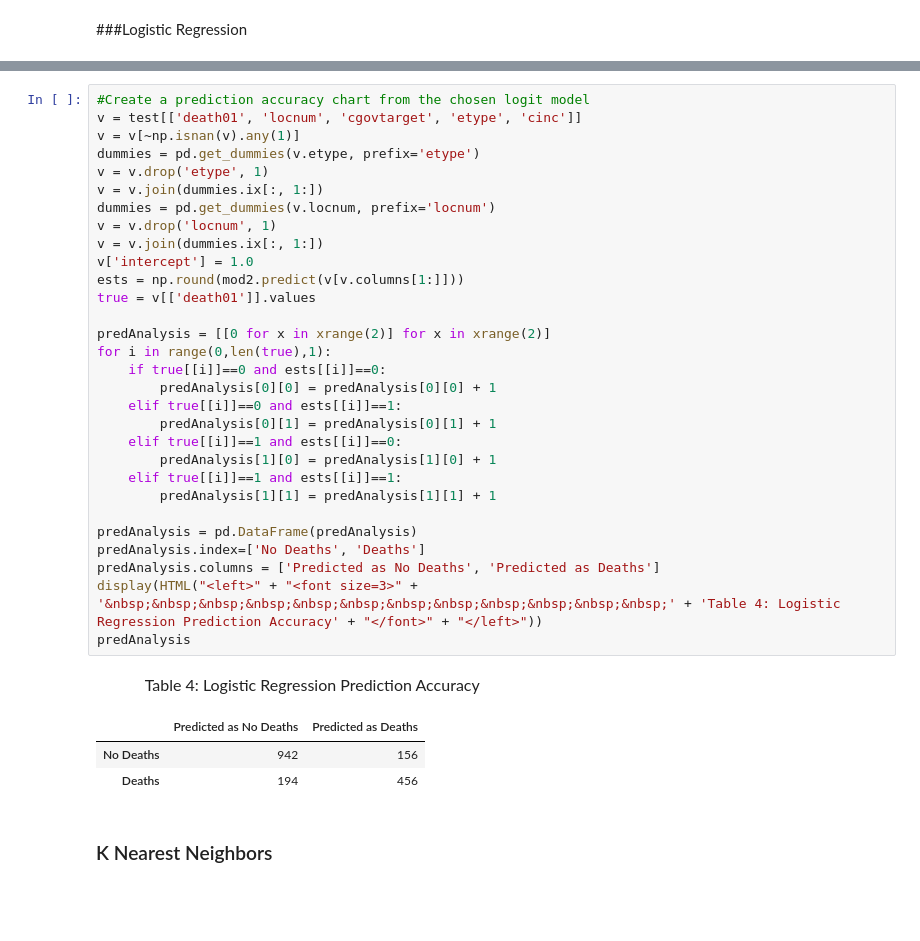
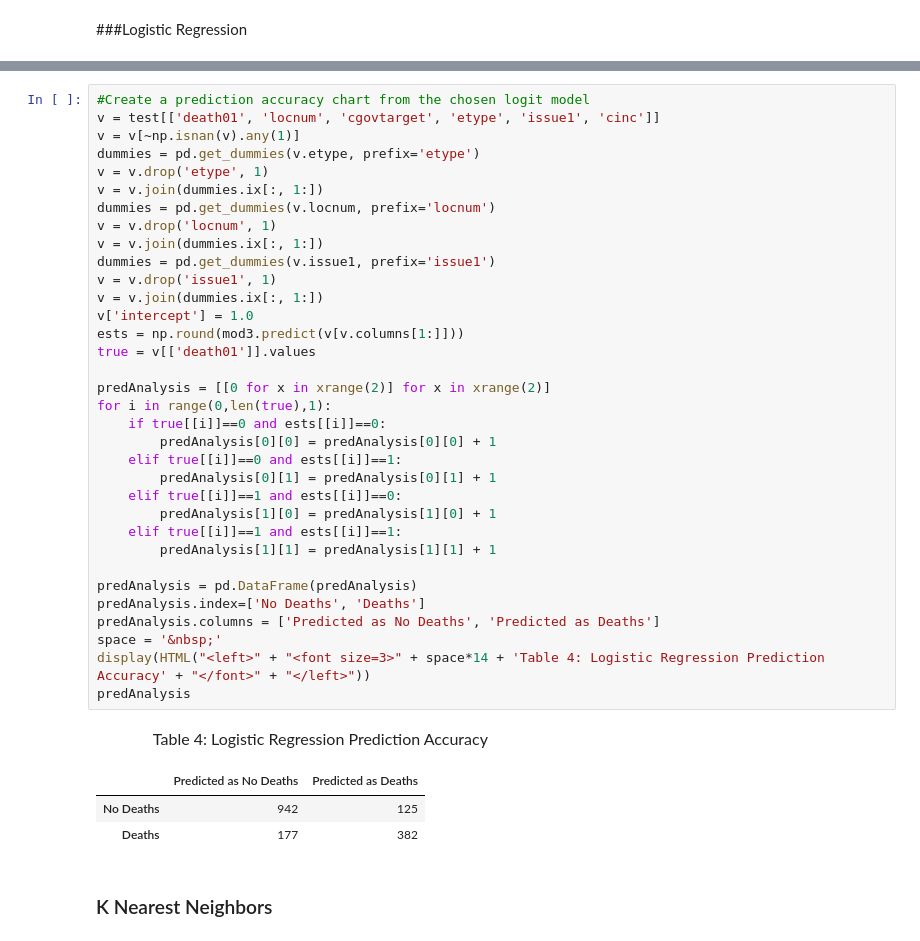
Before and after one commit to boyasm/STAT-222, a Jupyter notebook: Boyas 222 Project.ipynb, the cells around one changed output, grey strips where cells are left out. Cells and saved outputs as stored; diff of their text form; blank space fills up the shorter version.

Commit message:
number of deaths modeling, captions

```diff
--- a/Boyas 222 Project.ipynb
+++ b/Boyas 222 Project.ipynb
@@ -823,39 +825,43 @@ np.argmin([mspe1, mspe2, mspe3, mspe4, mspe5, mspe6])
 2
 # %%
 #Create a prediction accuracy chart from the chosen logit model
-v = test[['death01', 'locnum', 'cgovtarget', 'etype', 'cinc']]
+v = test[['death01', 'locnum', 'cgovtarget', 'etype', 'issue1', 'cinc']]
 v = v[~np.isnan(v).any(1)]
 dummies = pd.get_dummies(v.etype, prefix='etype')
 v = v.drop('etype', 1)
 v = v.join(dummies.ix[:, 1:])
 dummies = pd.get_dummies(v.locnum, prefix='locnum')
 v = v.drop('locnum', 1)
 v = v.join(dummies.ix[:, 1:])
+dummies = pd.get_dummies(v.issue1, prefix='issue1')
+v = v.drop('issue1', 1)
+v = v.join(dummies.ix[:, 1:])
 v['intercept'] = 1.0
-ests = np.round(mod2.predict(v[v.columns[1:]]))
+ests = np.round(mod3.predict(v[v.columns[1:]]))
 true = v[['death01']].values
 
 predAnalysis = [[0 for x in xrange(2)] for x in xrange(2)]
 for i in range(0,len(true),1):
     if true[[i]]==0 and ests[[i]]==0:
         predAnalysis[0][0] = predAnalysis[0][0] + 1
     elif true[[i]]==0 and ests[[i]]==1:
         predAnalysis[0][1] = predAnalysis[0][1] + 1
     elif true[[i]]==1 and ests[[i]]==0:
         predAnalysis[1][0] = predAnalysis[1][0] + 1
     elif true[[i]]==1 and ests[[i]]==1:
         predAnalysis[1][1] = predAnalysis[1][1] + 1
 
 predAnalysis = pd.DataFrame(predAnalysis)
 predAnalysis.index=['No Deaths', 'Deaths']
 predAnalysis.columns = ['Predicted as No Deaths', 'Predicted as Deaths']
-display(HTML("<left>" + "<font size=3>" + '&nbsp;&nbsp;&nbsp;&nbsp;&nbsp;&nbsp;&nbsp;&nbsp;&nbsp;&nbsp;&nbsp;&nbsp;' + 'Table 4: Logistic Regression Prediction Accuracy' + "</font>" + "</left>"))
+space = '&nbsp;'
+display(HTML("<left>" + "<font size=3>" + space*14 + 'Table 4: Logistic Regression Prediction Accuracy' + "</font>" + "</left>"))
 predAnalysis
 # %% [output]
 Table 4: Logistic Regression Prediction Accuracy
 |  | Predicted as No Deaths | Predicted as Deaths |
-| No Deaths | 942 | 156 |
-| Deaths | 194 | 456 |
+| No Deaths | 942 | 125 |
+| Deaths | 177 | 382 |
 # %% [markdown]
 ### K Nearest Neighbors
 # %%
```
Also changed, not shown: parts of 40 cells of this notebook.
